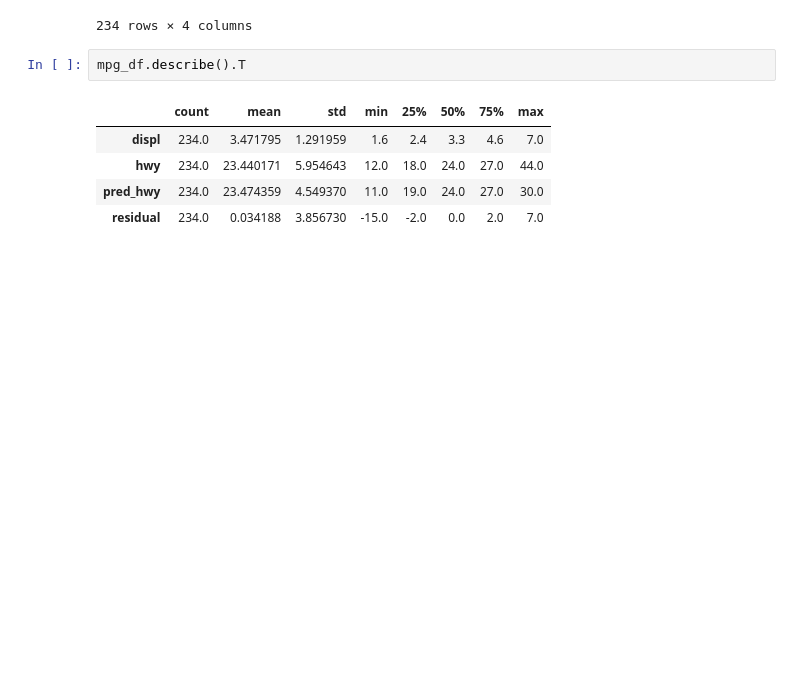
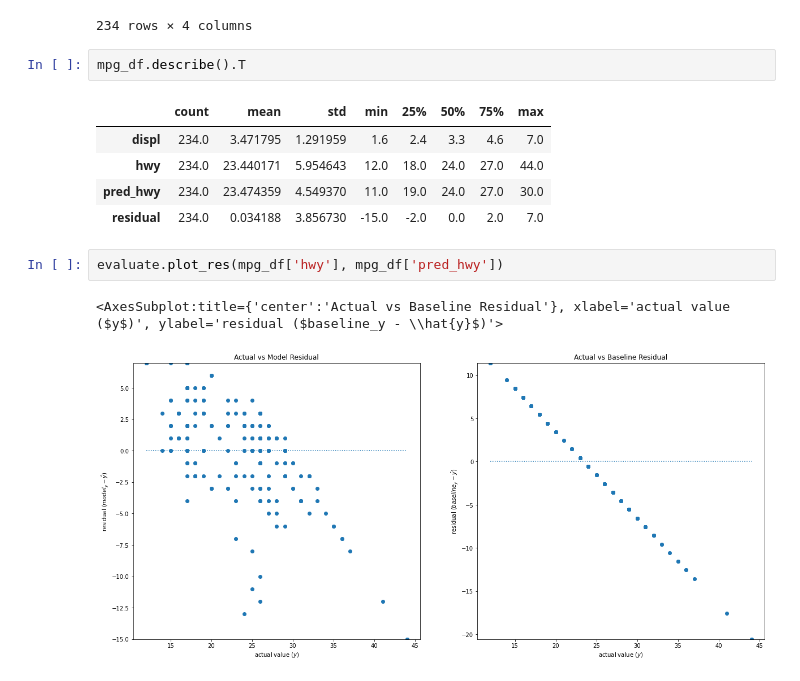
Before and after one commit to parkervoit/regression-exercises, a Jupyter notebook: evaluate.ipynb, the cells around one changed output. Cells and saved outputs as stored; diff of their text form; blank space fills up the shorter version.

```diff
--- a/evaluate.ipynb
+++ b/evaluate.ipynb
@@ -497,3 +497,8 @@ mpg_df.describe().T
 | hwy | 234.0 | 23.440171 | 5.954643 | 12.0 | 18.0 | 24.0 | 27.0 | 44.0 |
 | pred_hwy | 234.0 | 23.474359 | 4.549370 | 11.0 | 19.0 | 24.0 | 27.0 | 30.0 |
 | residual | 234.0 | 0.034188 | 3.856730 | -15.0 | -2.0 | 0.0 | 2.0 | 7.0 |
+# %%
+evaluate.plot_res(mpg_df['hwy'], mpg_df['pred_hwy'])
+# %% [output]
+<AxesSubplot:title={'center':'Actual vs Baseline Residual'}, xlabel='actual value ($y$)', ylabel='residual ($baseline_y - \\hat{y}$)'>
+[figure, added]
```
Also changed, not shown: parts of 3 cells of this notebook, 1 other file.
